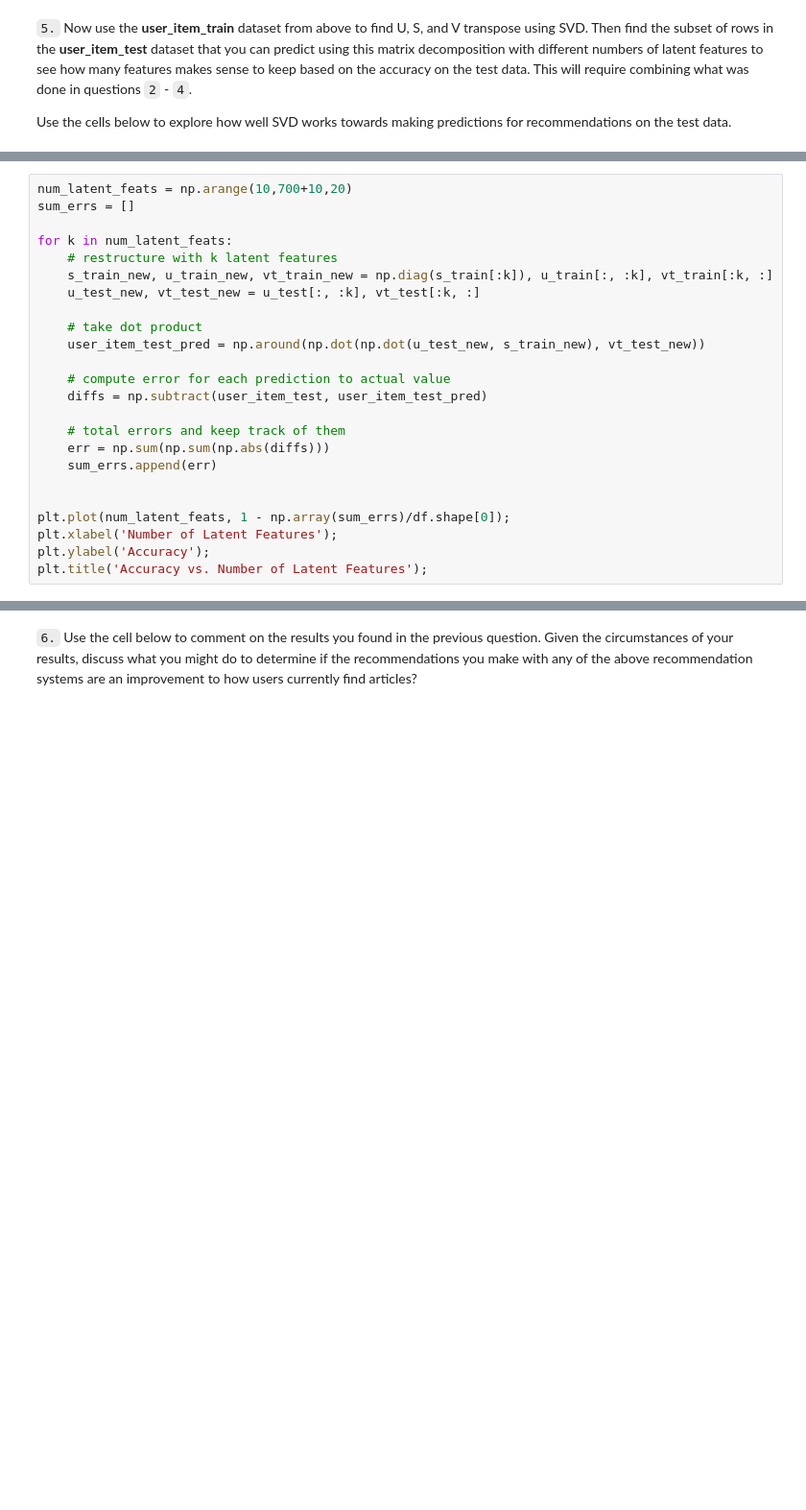
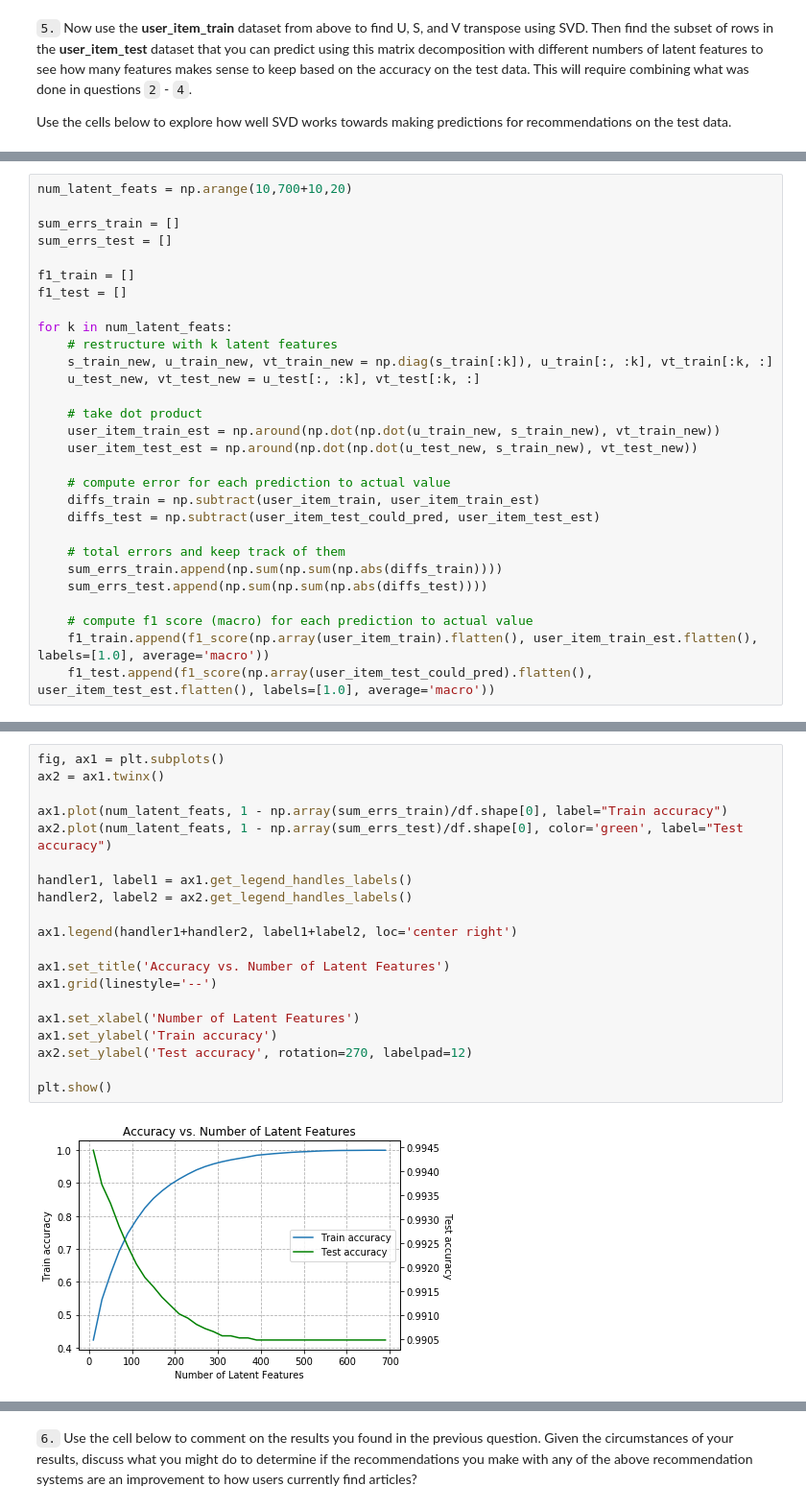
Before and after one commit to ds-praveenkumar/udacity, a Jupyter notebook: recommendations-with-IBM/Recommendations_with_IBM.ipynb, the cells around one changed output, grey strips where cells are left out. Shown: that part at 96% size. Drawn from its saved outputs; the diff is of its cells as text; blank space fills up the shorter version.

```diff
--- a/recommendations-with-IBM/Recommendations_with_IBM.ipynb
+++ b/recommendations-with-IBM/Recommendations_with_IBM.ipynb
@@ -796,6 +816,11 @@ vt_test = vt_train[:, arts_index]
 # %%
 num_latent_feats = np.arange(10,700+10,20)
-sum_errs = []
+
+sum_errs_train = []
+sum_errs_test = []
+
+f1_train = []
+f1_test = []
 
 for k in num_latent_feats:
     # restructure with k latent features
@@ -803,17 +828,17 @@ for k in num_latent_feats:
     u_test_new, vt_test_new = u_test[:, :k], vt_test[:k, :]
 
     # take dot product
-    user_item_test_pred = np.around(np.dot(np.dot(u_test_new, s_train_new), vt_test_new))
+    user_item_train_est = np.around(np.dot(np.dot(u_train_new, s_train_new), vt_train_new))
+    user_item_test_est = np.around(np.dot(np.dot(u_test_new, s_train_new), vt_test_new))
 
     # compute error for each prediction to actual value
-    diffs = np.subtract(user_item_test, user_item_test_pred)
+    diffs_train = np.subtract(user_item_train, user_item_train_est)
+    diffs_test = np.subtract(user_item_test_could_pred, user_item_test_est)
 
     # total errors and keep track of them
-    err = np.sum(np.sum(np.abs(diffs)))
-    sum_errs.append(err)
+    sum_errs_train.append(np.sum(np.sum(np.abs(diffs_train))))
+    sum_errs_test.append(np.sum(np.sum(np.abs(diffs_test))))
 
-
-plt.plot(num_latent_feats, 1 - np.array(sum_errs)/df.shape[0]);
-plt.xlabel('Number of Latent Features');
-plt.ylabel('Accuracy');
-plt.title('Accuracy vs. Number of Latent Features');
+    # compute f1 score (macro) for each prediction to actual value
+    f1_train.append(f1_score(np.array(user_item_train).flatten(), user_item_train_est.flatten(), labels=[1.0], average='macro'))
+    f1_test.append(f1_score(np.array(user_item_test_could_pred).flatten(), user_item_test_est.flatten(), labels=[1.0], average='macro'))
@@ -821,0 +845,22 @@ plt.title('Accuracy vs. Number of Latent Features');
+# %%
+fig, ax1 = plt.subplots()
+ax2 = ax1.twinx()
+
+ax1.plot(num_latent_feats, 1 - np.array(sum_errs_train)/df.shape[0], label="Train accuracy")
+ax2.plot(num_latent_feats, 1 - np.array(sum_errs_test)/df.shape[0], color='green', label="Test accuracy")
+
+handler1, label1 = ax1.get_legend_handles_labels()
+handler2, label2 = ax2.get_legend_handles_labels()
+
+ax1.legend(handler1+handler2, label1+label2, loc='center right')
+
+ax1.set_title('Accuracy vs. Number of Latent Features')
+ax1.grid(linestyle='--')
+
+ax1.set_xlabel('Number of Latent Features')
+ax1.set_ylabel('Train accuracy')
+ax2.set_ylabel('Test accuracy', rotation=270, labelpad=12)
+
+plt.show()
+# %% [output]
+[figure, added]
```
Also changed, not shown: parts of 22 cells of this notebook.
